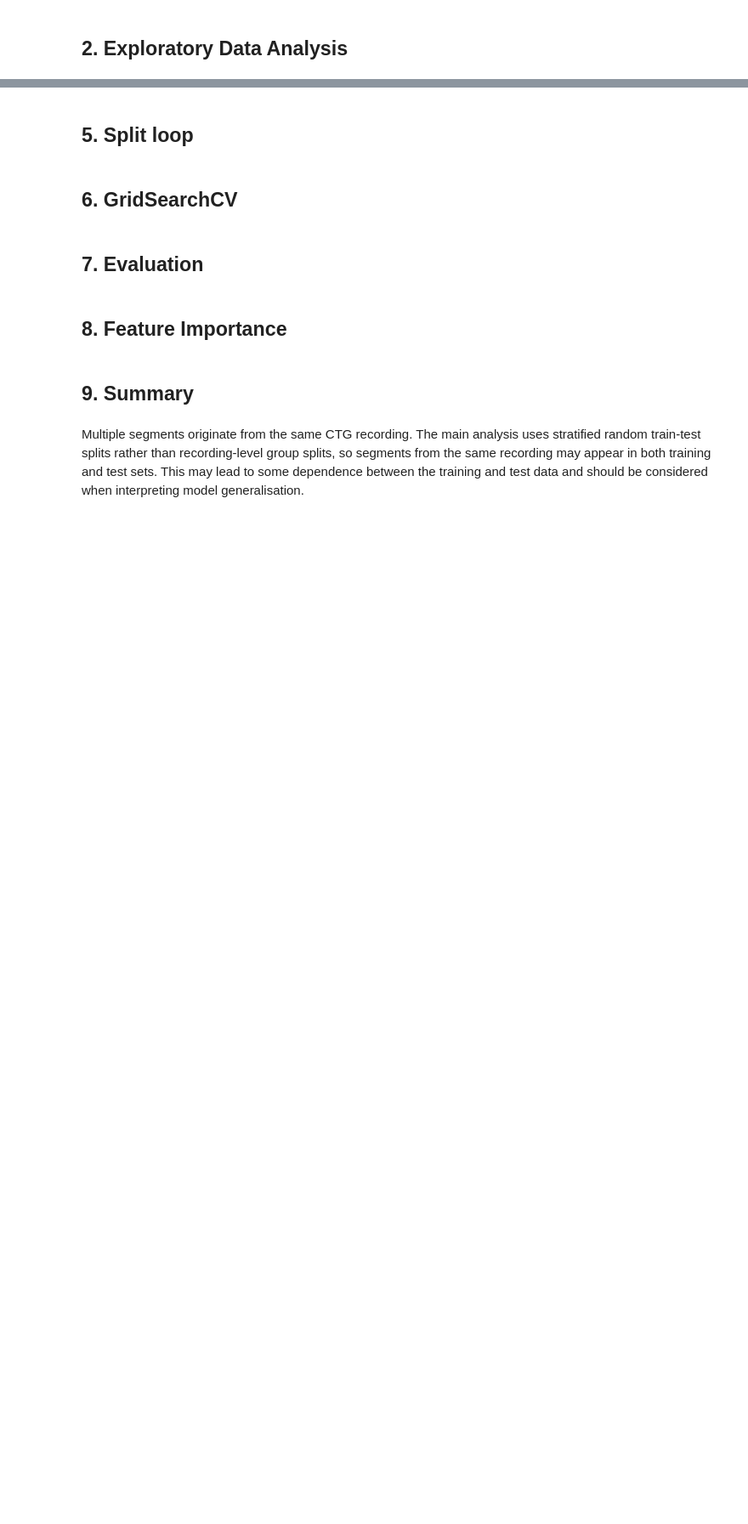
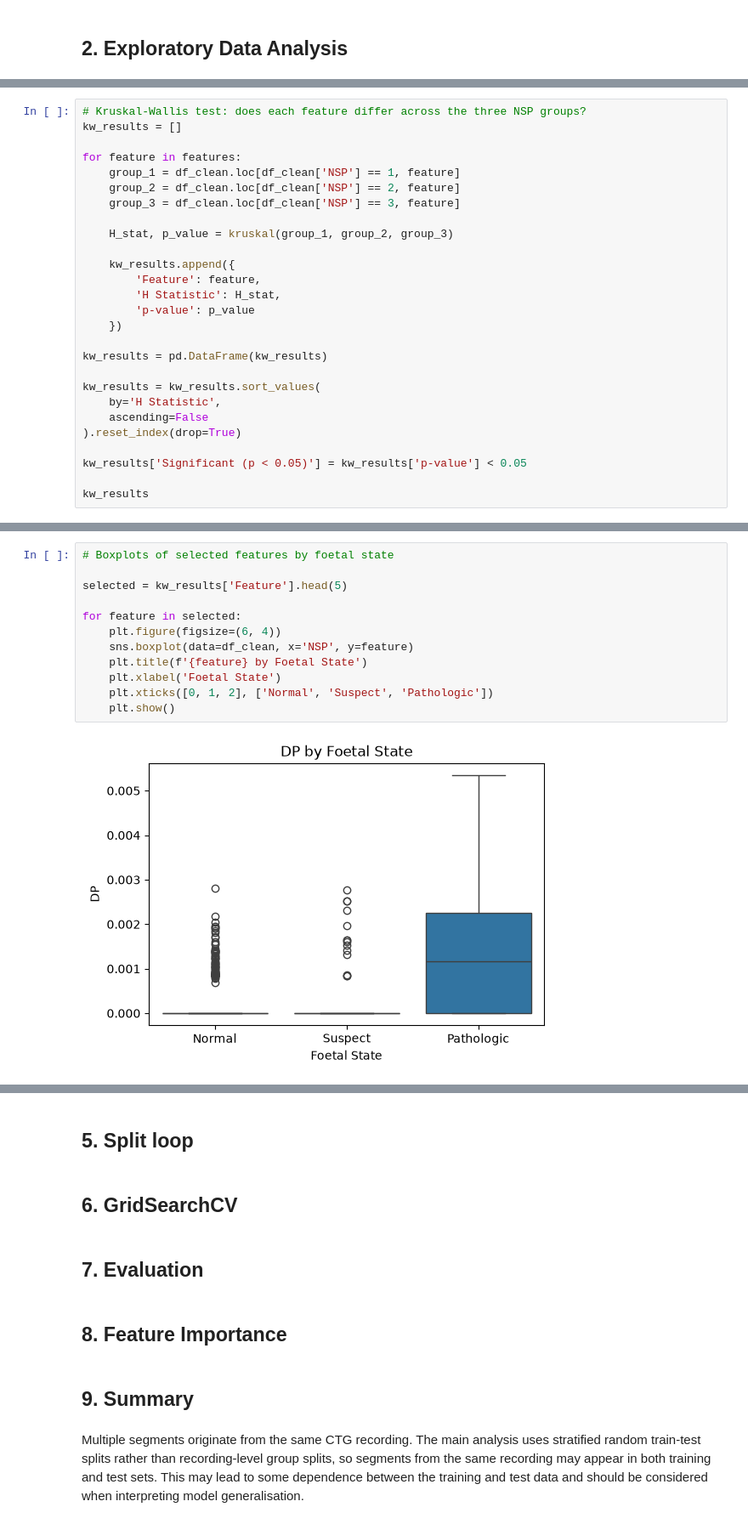
Before and after one commit to JingliangCCT/Machine-Learning-CA1, a Jupyter notebook: Jingliang_ML_HDipData_CA1.ipynb, the cells around one changed output, grey strips where cells are left out. Shown at 85% size. Drawn from its saved outputs; the diff is of its cells as text; blank space fills up the shorter version.

```diff
--- a/Jingliang_ML_HDipData_CA1.ipynb
+++ b/Jingliang_ML_HDipData_CA1.ipynb
@@ -308,0 +404,27 @@ Name: count, dtype: int64
+# %%
+# Kruskal-Wallis test: does each feature differ across the three NSP groups?
+kw_results = []
+
+for feature in features:
+    group_1 = df_clean.loc[df_clean['NSP'] == 1, feature]
+    group_2 = df_clean.loc[df_clean['NSP'] == 2, feature]
+    group_3 = df_clean.loc[df_clean['NSP'] == 3, feature]
+
+    H_stat, p_value = kruskal(group_1, group_2, group_3)
+
+    kw_results.append({
+        'Feature': feature,
+        'H Statistic': H_stat,
+        'p-value': p_value
+    })
+
+kw_results = pd.DataFrame(kw_results)
+
+kw_results = kw_results.sort_values(
+    by='H Statistic',
+    ascending=False
+).reset_index(drop=True)
+
+kw_results['Significant (p < 0.05)'] = kw_results['p-value'] < 0.05
+
+kw_results
@@ -308,0 +451,14 @@ Name: count, dtype: int64
+# %%
+# Boxplots of selected features by foetal state
+
+selected = kw_results['Feature'].head(5)
+
+for feature in selected:
+    plt.figure(figsize=(6, 4))
+    sns.boxplot(data=df_clean, x='NSP', y=feature)
+    plt.title(f'{feature} by Foetal State')
+    plt.xlabel('Foetal State')
+    plt.xticks([0, 1, 2], ['Normal', 'Suspect', 'Pathologic'])
+    plt.show()
+# %% [output]
+[figure, added]
```
Also changed, not shown: parts of 26 cells of this notebook.
